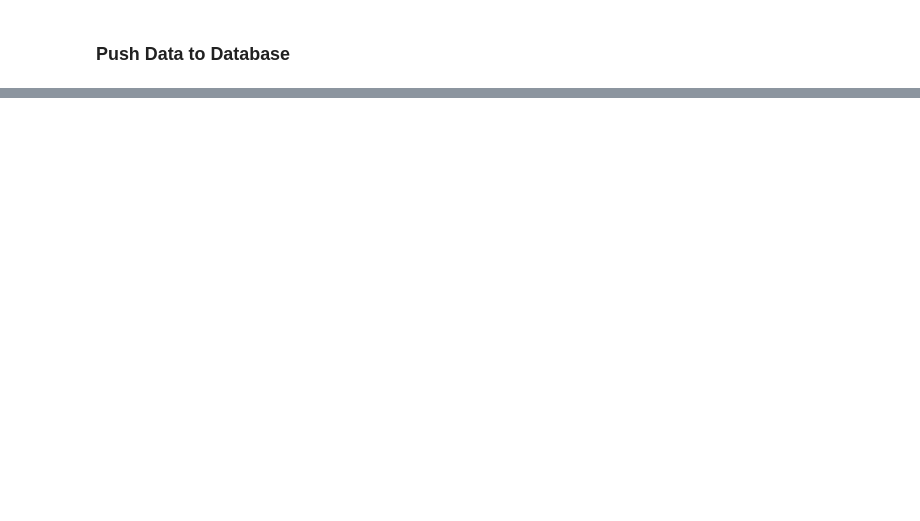
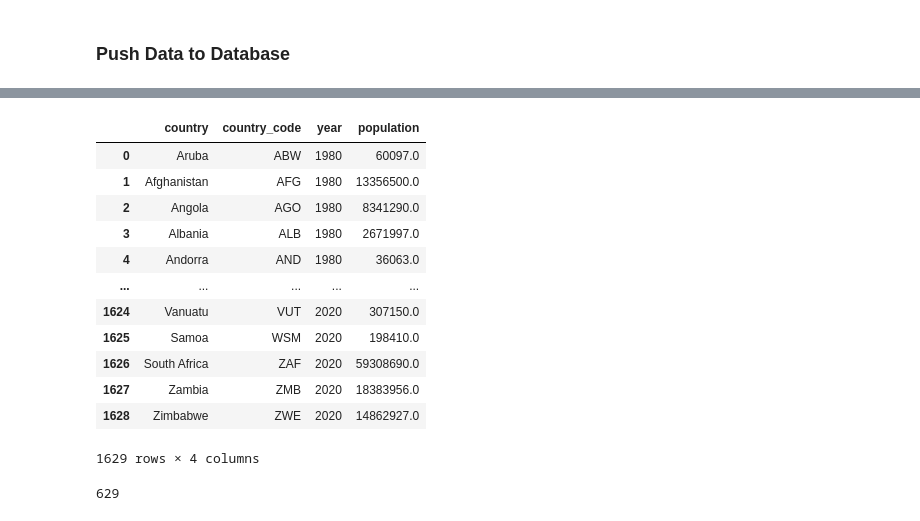
Before and after one commit to tlenzmeier58/project_2_whats_for_breakfast, a Jupyter notebook: working.ipynb, the cells around one changed output, grey strips where cells are left out. Drawn from its saved outputs; the diff is of its cells as text; code cells hidden in the pictures; blank space fills up the shorter version.

```diff
--- a/working.ipynb
+++ b/working.ipynb
@@ -147,0 +279,29 @@ population.to_sql(name='tbl_population', con=engine, if_exists='append', index=F
+# %%
+# Use melt to transpose certain columns
+population = population.rename(columns={'country_code_x':'country_code'})
+population = population.melt(
+    id_vars=['country', 'country_code'], value_vars=['1980', '1985', '1990', '1995', '2000', '2005', '2010', '2015', '2020'], \
+        var_name='year', value_name='population'
+)
+
+population
+# %% [output]
+|  | country | country_code | year | population |
+| 0 | Aruba | ABW | 1980 | 60097.0 |
+| 1 | Afghanistan | AFG | 1980 | 13356500.0 |
+| 2 | Angola | AGO | 1980 | 8341290.0 |
+| 3 | Albania | ALB | 1980 | 2671997.0 |
+| 4 | Andorra | AND | 1980 | 36063.0 |
+| ... | ... | ... | ... | ... |
+| 1624 | Vanuatu | VUT | 2020 | 307150.0 |
+| 1625 | Samoa | WSM | 2020 | 198410.0 |
+| 1626 | South Africa | ZAF | 2020 | 59308690.0 |
+| 1627 | Zambia | ZMB | 2020 | 18383956.0 |
+| 1628 | Zimbabwe | ZWE | 2020 | 14862927.0 |
+1629 rows × 4 columns
+# %%
+#Push Population to tbl_population
+
+population.to_sql(name='tbl_population', con=engine, if_exists='append', index=False)
+# %% [output]
+629
```
Also changed, not shown: parts of 18 cells of this notebook.
